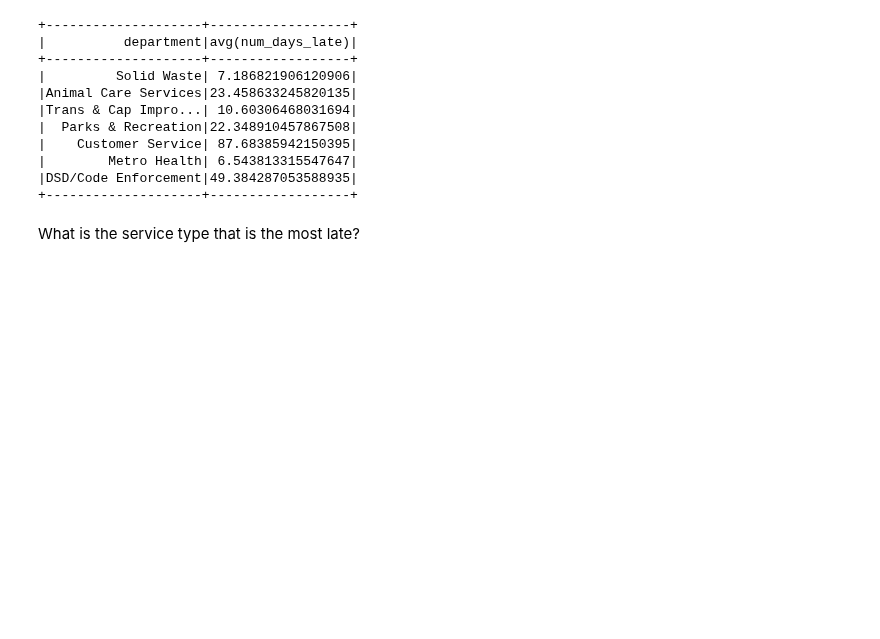
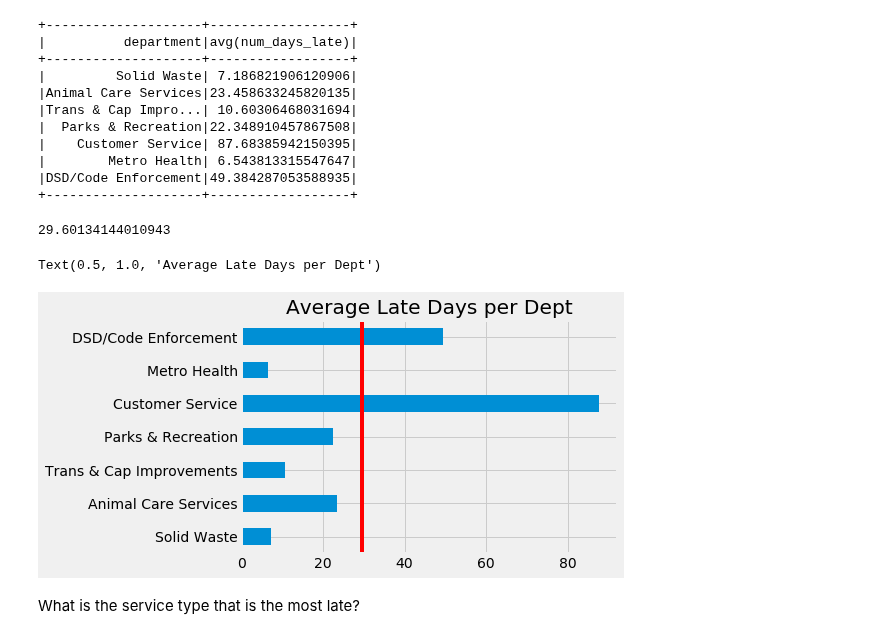
Before and after one commit to flambuth/ds-methodologies-exercises, a Jupyter notebook: spark/spark-exploration.ipynb, the cells around one changed output. Drawn from its saved outputs; the diff is of its cells as text; code cells hidden in the pictures; blank space fills up the shorter version.

```diff
--- a/spark/spark-exploration.ipynb
+++ b/spark/spark-exploration.ipynb
@@ -105,6 +117,22 @@ df.filter(df.num_days_late>0).groupBy('department').mean('num_days_late').show()
 |        Metro Health| 6.543813315547647|
 |DSD/Code Enforcement|49.384287053588935|
 +--------------------+------------------+
+# %%
+dept_lates = df.filter(df.num_days_late>0).groupBy('department').mean('num_days_late').toPandas()
+# %%
+dept_lates.set_index('department',inplace=True)
+# %%
+dept_lates['avg(num_days_late)'].mean()
+# %% [output]
+29.60134144010943
+# %%
+ax = dept_lates.plot.barh(legend=None)
+ax.yaxis.set_label_text("")
+plt.axvline(dept_lates['avg(num_days_late)'].mean(), color='r')
+plt.title('Average Late Days per Dept')
+# %% [output]
+Text(0.5, 1.0, 'Average Late Days per Dept')
+[figure, added]
 # %% [markdown]
 What is the service type that is the most late?
 # %%
```
Also changed, not shown: parts of 4 cells of this notebook.
